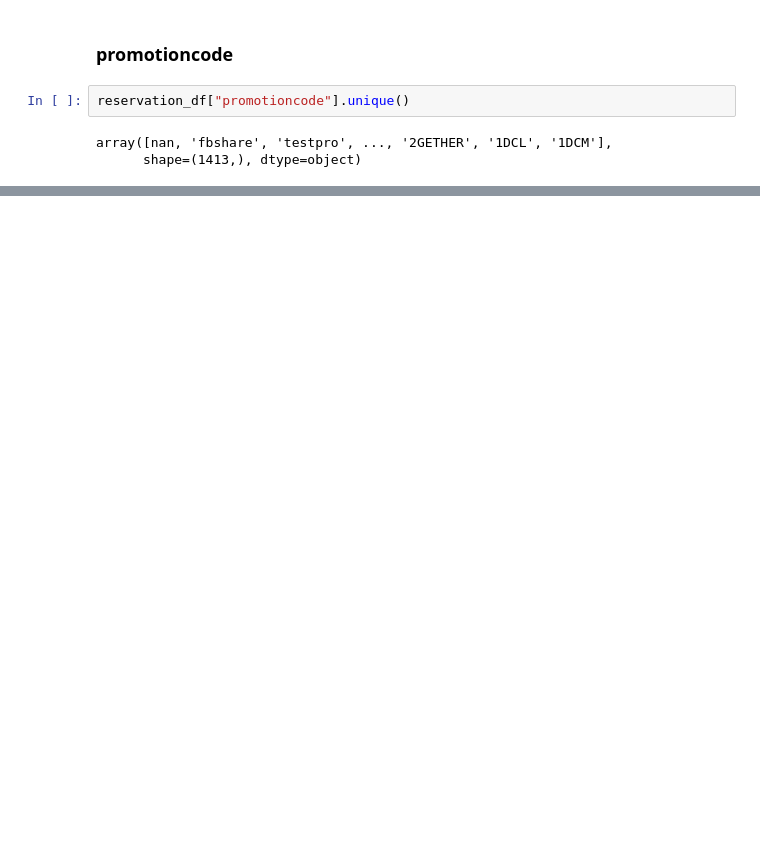
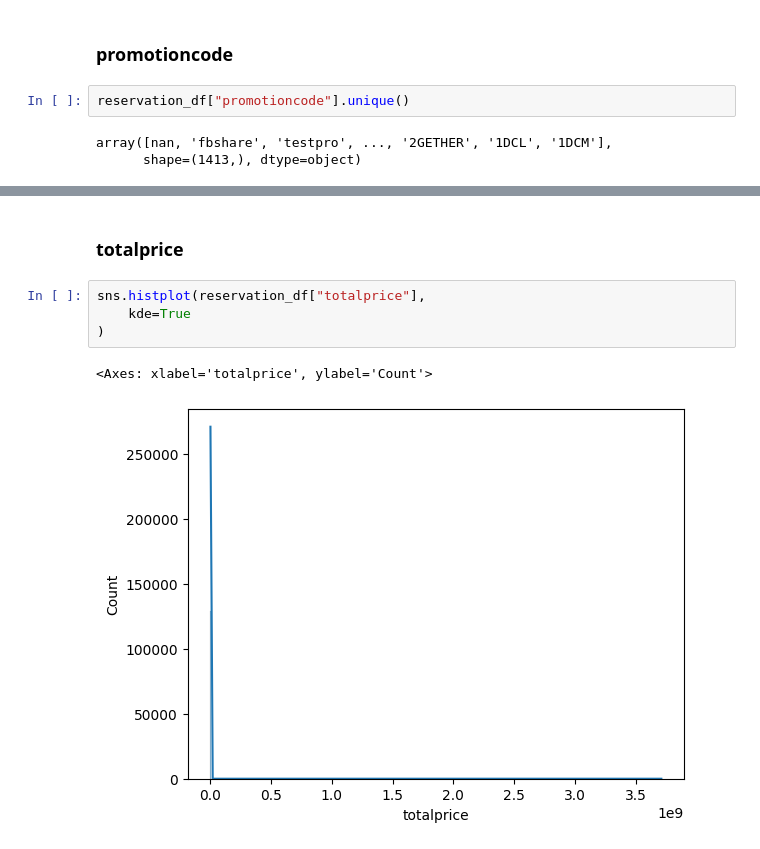
Before and after one commit to supawitlearn/customer-churn-prediction, a Jupyter notebook: research/EDA.ipynb, the cells around one changed output, grey strips where cells are left out. Cells and saved outputs as stored; diff of their text form; blank space fills up the shorter version.

```diff
--- a/research/EDA.ipynb
+++ b/research/EDA.ipynb
@@ -2047,0 +2070,9 @@ array([nan, 'fbshare', 'testpro', ..., '2GETHER', '1DCL', '1DCM'],
+# %% [markdown]
+### totalprice
+# %%
+sns.histplot(reservation_df["totalprice"],
+    kde=True
+)
+# %% [output]
+<Axes: xlabel='totalprice', ylabel='Count'>
+[figure, added]
```
Also changed, not shown: parts of 22 cells of this notebook, 5 other files.
